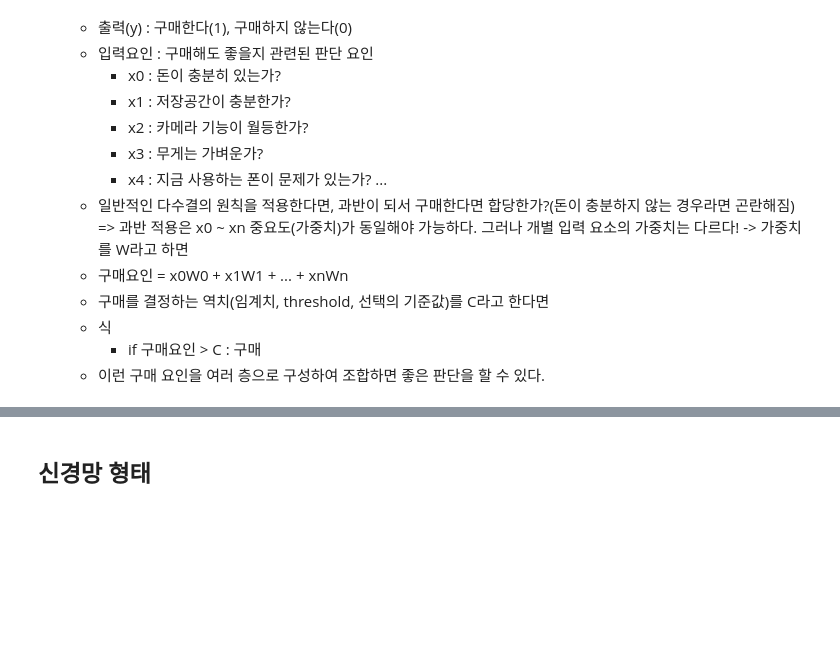
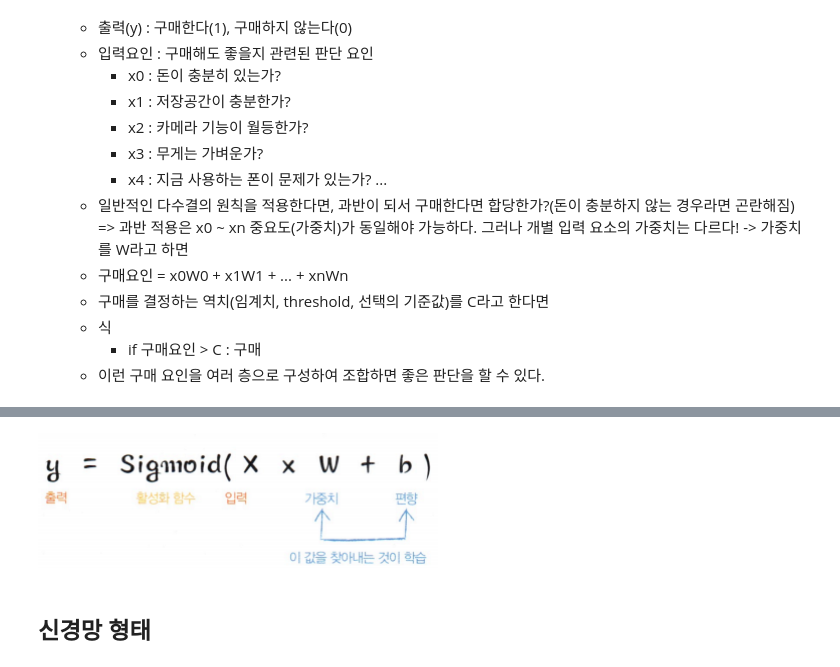
Before and after one commit to JiwooOh-kr/BusanAIDeveloperCourse_AI, a Jupyter notebook: 3_DeepLearning/01_배경.ipynb, the cells around one changed output, grey strips where cells are left out. Cells and saved outputs as stored; diff of their text form; code cells hidden in the pictures; blank space fills up the shorter version.

```diff
--- a/3_DeepLearning/01_배경.ipynb
+++ b/3_DeepLearning/01_배경.ipynb
@@ -356,3 +362,13 @@ img("/content/drive/My Drive/Colab Notebooks/4_DL/pic/googLeNet.png", width=800)
+# %%
+img("/content/drive/My Drive/2020_AI_Busan/4_DeepLearning/pic/학습의본질.png", width=400)
+
+# Sigmoid는 제외하고 확인
+# y = xW + b
+# 딥러닝을 통해서(신경망이 학습을 통해서) 최적의 예측을 할 수 있는 W/b를 찾아낸다.
+# 전이학습이란 이미 잘 만들어진 모델을 가져와서, W를 초기화하고 새로운 데이터를 넣어서 다시 W를 찾아가는 과정 + Customize
+#   → 이미 잘 만들어진 모델을 활용하는 전략
+# %% [output]
+[figure, added]
 # %% [markdown]
 ## 신경망 형태
 # %% [markdown]
```
Also changed, not shown: parts of 17 cells of this notebook.
